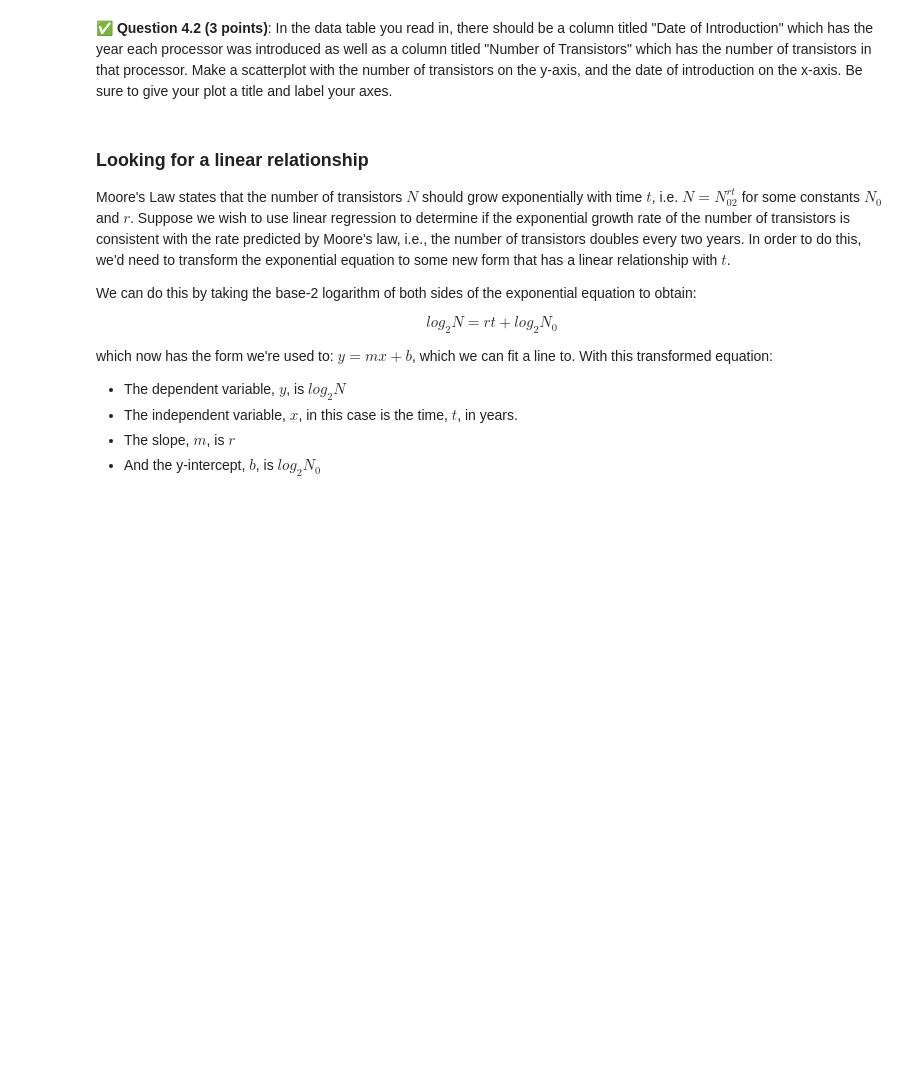
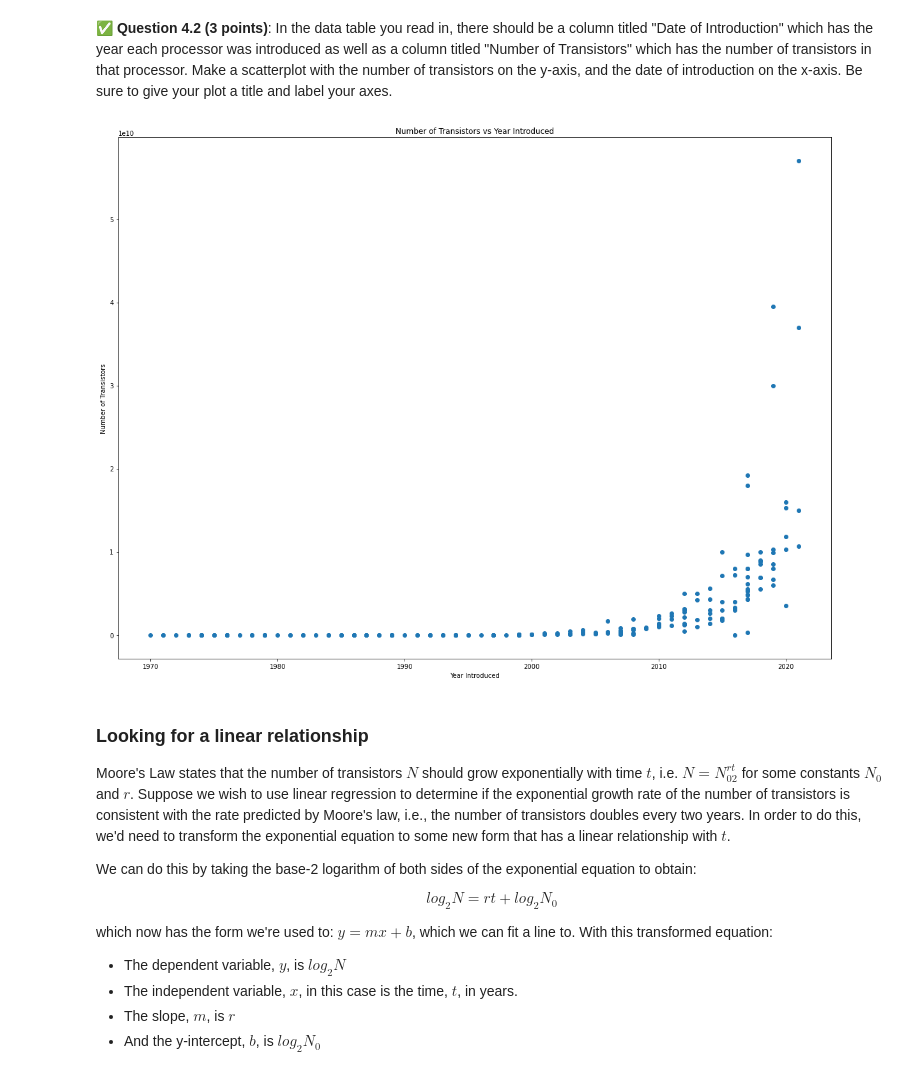
Before and after one commit to zimbot13/cmse202-f21-turnin, a Jupyter notebook: hw-04/HW-04_graph_regression-STUDENT.ipynb, the cells around one changed output. Drawn from its saved outputs; the diff is of its cells as text; code cells hidden in the pictures; blank space fills up the shorter version.

```diff
--- a/hw-04/HW-04_graph_regression-STUDENT.ipynb
+++ b/hw-04/HW-04_graph_regression-STUDENT.ipynb
@@ -272,3 +288,5 @@ Integrated circuits (ICs) are chips which contain many small electronic componen
 Using Pandas or any other Python tool, load the data into Python and display the first few and last few rows.
 # %%
 # Put your code for Question 4.1 here
+micro = pd.read_csv('microprocessor_data.csv')
+micro.head()
@@ -279,3 +302,13 @@ Using Pandas or any other Python tool, load the data into Python and display the
+# %%
+# Put your code for Question 4.2 here
+plt.figure(figsize=[20,15])
+plt.scatter(micro['Date of Introduction'],micro['Number of Transistors'])
+plt.title('Number of Transistors vs Year Introduced')
+plt.xlabel('Year Introduced')
+plt.ylabel('Number of Transistors')
+plt.show()
+# %% [output]
+[figure, added]
 # %% [markdown]
 ### Looking for a linear relationship
 
```
Also changed, not shown: parts of 14 cells of this notebook.
